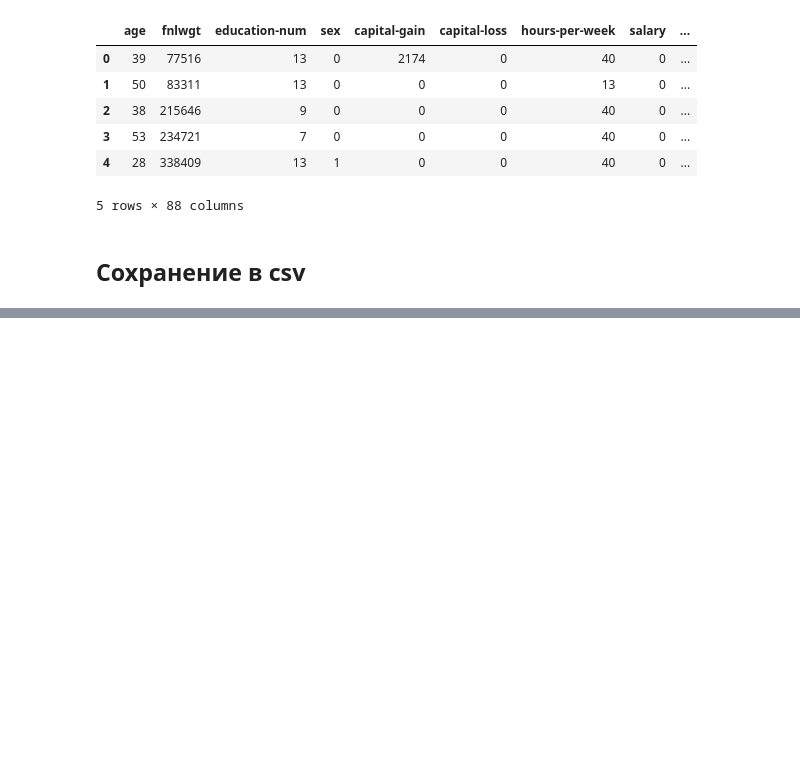
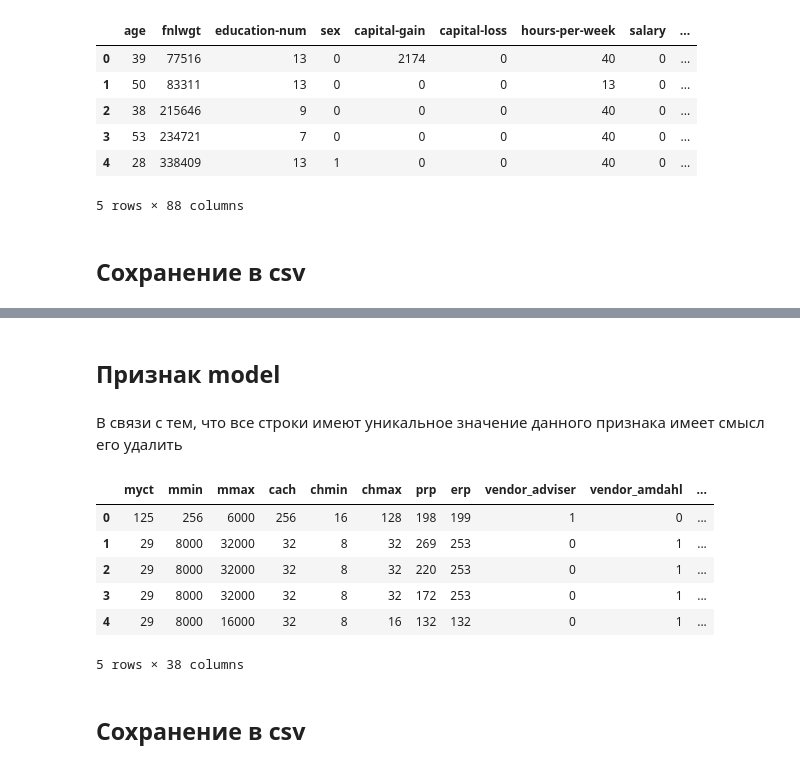
Before and after one commit to cawadead/machine_learning, a Jupyter notebook: notebooks/1_preprocessing.ipynb, the cells around one changed output, grey strips where cells are left out. Drawn from its saved outputs; the diff is of its cells as text; code cells hidden in the pictures; blank space fills up the shorter version.

```diff
--- a/notebooks/1_preprocessing.ipynb
+++ b/notebooks/1_preprocessing.ipynb
@@ -142,0 +186,17 @@ adult_data.to_csv('../data/adult_preprocessed.csv')
+# %% [markdown]
+## Признак model
+# %% [markdown]
+В связи с тем, что все строки имеют уникальное значение данного признака имеет смысл его удалить
+# %%
+machine_data = machine_data.drop('model', 1)
+machine_data.head()
+# %% [output]
+|  | myct | mmin | mmax | cach | chmin | chmax | prp | erp | vendor_adviser | vendor_amdahl | ... |
+| 0 | 125 | 256 | 6000 | 256 | 16 | 128 | 198 | 199 | 1 | 0 | ... |
+| 1 | 29 | 8000 | 32000 | 32 | 8 | 32 | 269 | 253 | 0 | 1 | ... |
+| 2 | 29 | 8000 | 32000 | 32 | 8 | 32 | 220 | 253 | 0 | 1 | ... |
+| 3 | 29 | 8000 | 32000 | 32 | 8 | 32 | 172 | 253 | 0 | 1 | ... |
+| 4 | 29 | 8000 | 16000 | 32 | 8 | 16 | 132 | 132 | 0 | 1 | ... |
+5 rows × 38 columns
+# %% [markdown]
+## Сохранение в csv
```
Also changed, not shown: parts of 16 cells of this notebook, 6 other files.
